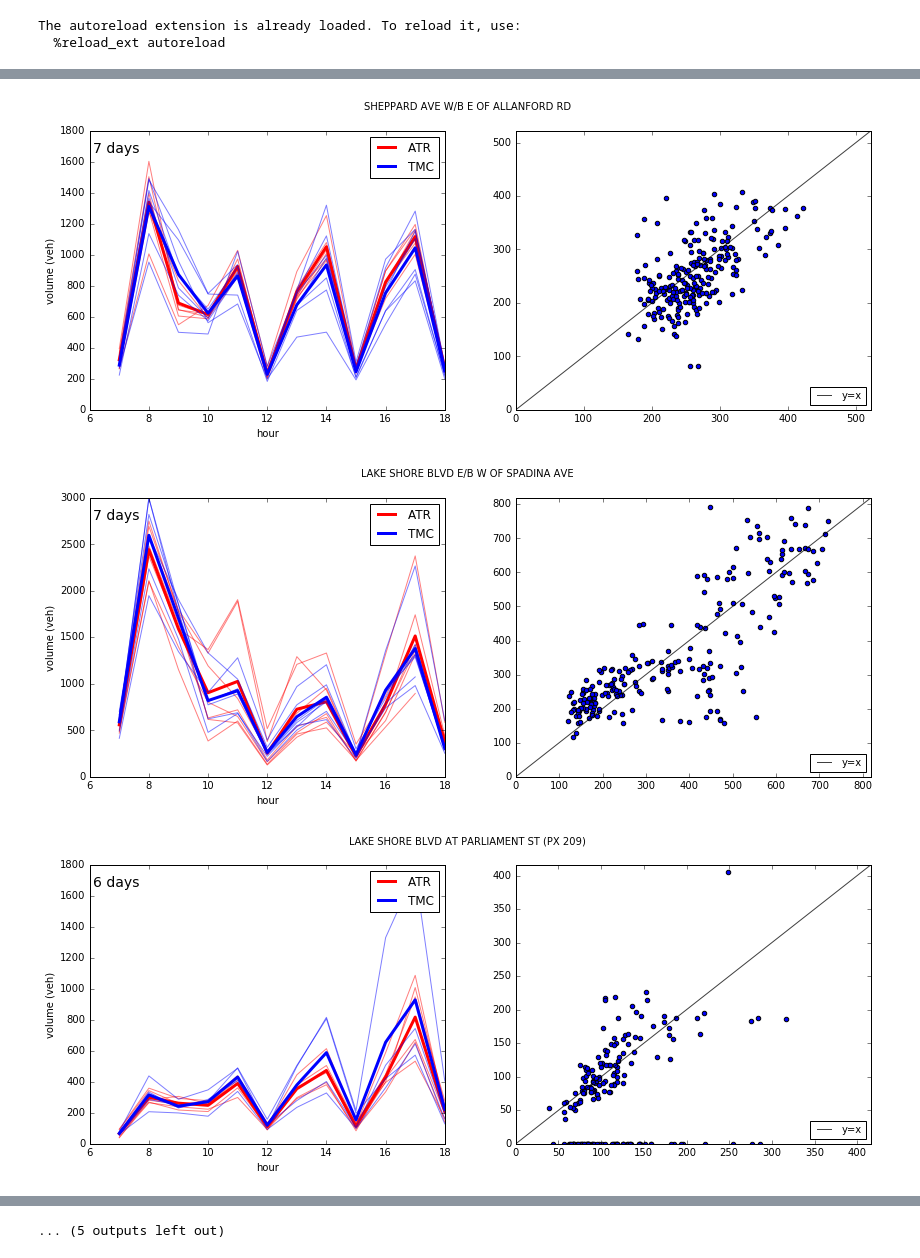
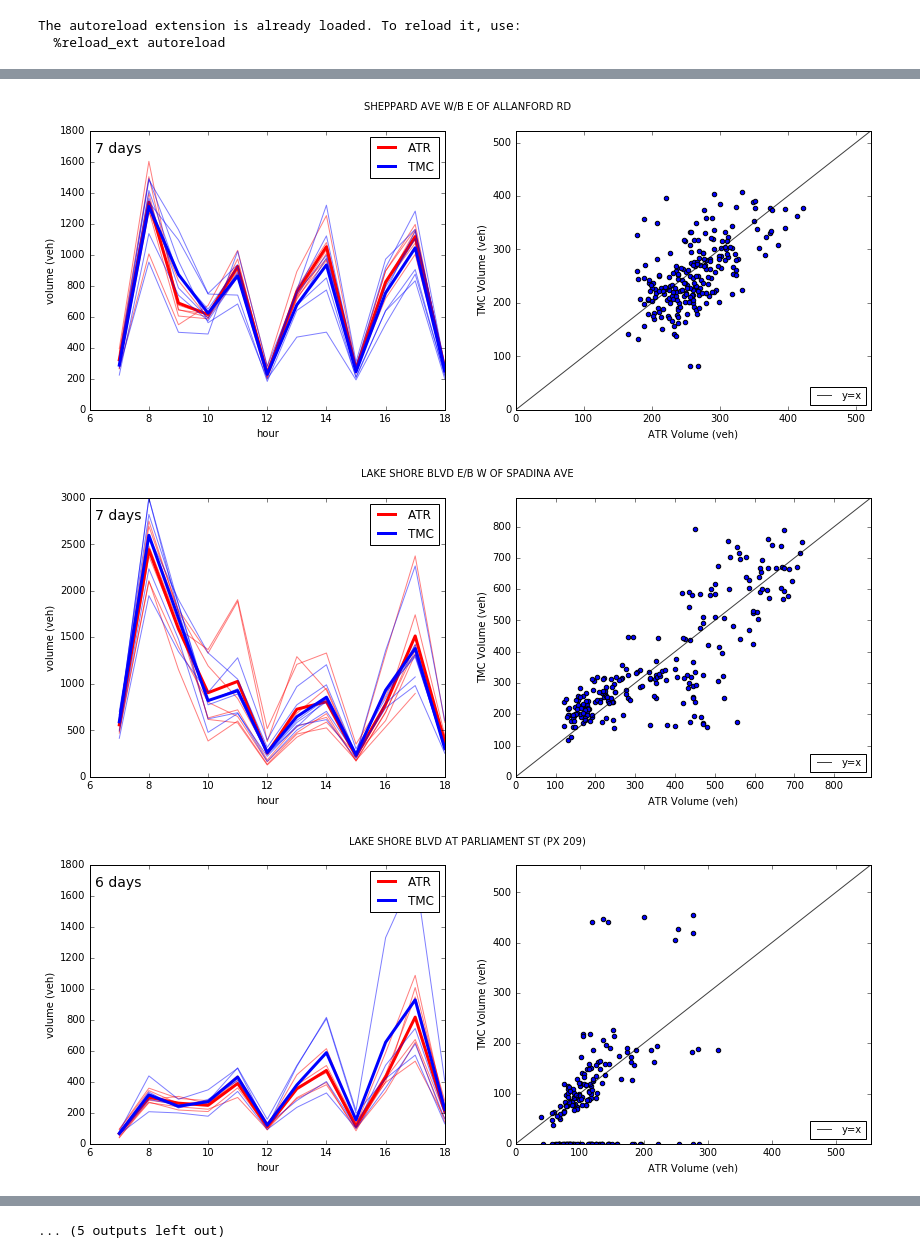
Before and after one commit to CityofToronto/bdit_volumes, a Jupyter notebook: exploratory_analysis/Compare ATR and TMC.ipynb, the cells around one changed output, grey strips where cells are left out. Cells and saved outputs as stored; diff of their text form; code cells hidden in the pictures.

Commit message:
Add axes labels to scatter plots
#33

```diff
--- a/exploratory_analysis/Compare ATR and TMC.ipynb
+++ b/exploratory_analysis/Compare ATR and TMC.ipynb
@@ -23,7 +23,6 @@ db = DB(dbname=dbset['database'],host=dbset['host'],user=dbset['user'],passwd=db
 centrelines = [(1146615,-1),(11129605,-1),(5849817,1),(9637988,-1),(12334937,-1),(9668534,1),(5866210,1),(106971,-1),(30082883,1),(8396807,1),(438481,1),(8491741,-1),(13515818,-1),(1147026,1),(12334940,-1),(1147201,-1),(1147201,1)]
 for (tcl,dirc) in centrelines:
     fig,(ax1,ax2) = plt.subplots(1,2, figsize=[14,5])
-
 
     location = db.query('SELECT location FROM prj_volume.artery_tcl JOIN traffic.arterydata USING (arterycode) WHERE centreline_id = ' + str(tcl)).getresult()[0][0]
     fig.suptitle(location)
@@ -45,22 +44,25 @@ for (tcl,dirc) in centrelines:
 
     (x1,x2) = ax1.get_xlim()
     (y1,y2) = ax1.get_ylim()
-    ax1.annotate(str(andays)+' days', xy=(x1*1.02, y2*0.92), fontsize = 14)
+    ax1.annotate(str(andays)+' days', xy=(x1*1.03, y2*0.92), fontsize = 14)
     ax1.legend()
 
     ax2.scatter(dataA['volume_x'], dataA['volume_y'], label = None)
 
-    ax2.set_xlim([0,max(max(dataA['volume_x']),max(dataA['volume_x']))+100])
-    ax2.set_ylim([0,max(max(dataA['volume_x']),max(dataA['volume_x']))+100])
+    ax2.set_xlim([0,max(max(dataA['volume_x']),max(dataA['volume_y']))+100])
+    ax2.set_ylim([0,max(max(dataA['volume_x']),max(dataA['volume_y']))+100])
 
     # Add y=x
     lims = [
     np.min([ax1.get_xlim(), ax1.get_ylim()]),  # min of both axes
     np.max([ax1.get_xlim(), ax1.get_ylim()]),  # max of both axes
     ]
-    # plot both limits against eachother
     ax2.plot(lims, lims, 'k-', alpha=0.75, label = 'y=x')
     ax2.legend(loc=4,fontsize=10)
 
+    # axes labels
+    ax2.set_xlabel('ATR Volume (veh)')
+    ax2.set_ylabel('TMC Volume (veh)')
+
     plt.show()
 # %% [output]
@@ -74,3 +76,3 @@ for (tcl,dirc) in centrelines:
-[figure, old version]
+[figure, new version]
-[figure, old version]
+[figure, new version]
-[figure, old version]
+[figure, new version]
```
Also changed, not shown: parts of 1 cell of this notebook.
